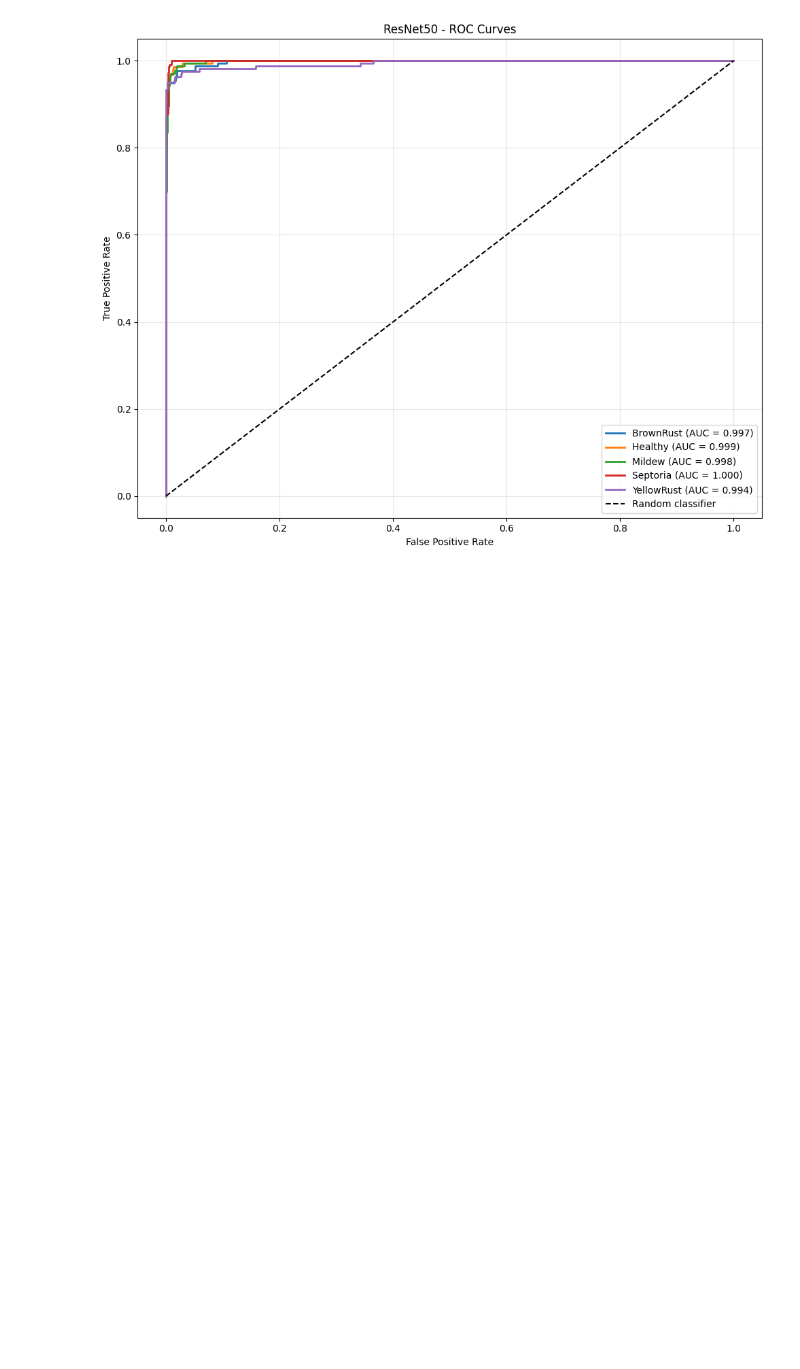
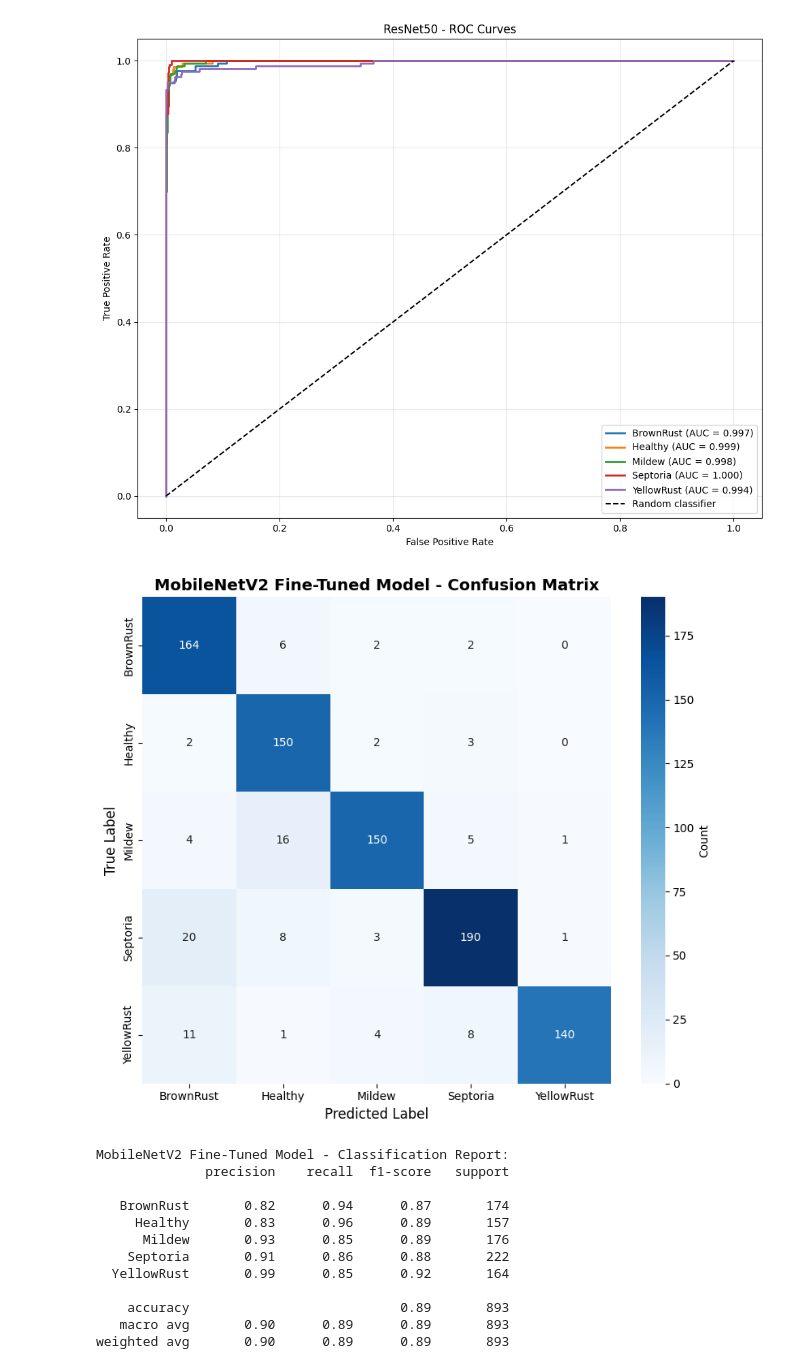
Before and after one commit to Nabin2022/wheat-disease, a Jupyter notebook: test.ipynb, the cells around one changed output. Saved outputs shown, nothing was run; the diff lists cells and outputs as text; code cells hidden in the pictures; blank space fills up the shorter version.

```diff
--- a/test.ipynb
+++ b/test.ipynb
@@ -1081,3 +1145,50 @@ plt.tight_layout()
 plt.show()
 # %% [output]
 [figure]
+# %%
+# MobileNetV2 Fine-Tuned Model - Confusion Matrix
+# This evaluates the best checkpoint saved during the fine-tuning stage.
+mobilenet_fine_tuned_path = ARTIFACTS_DIR / 'MobileNetV2_best.keras'
+if not mobilenet_fine_tuned_path.exists():
+    raise FileNotFoundError(
+        f'Fine-tuned MobileNetV2 checkpoint not found: {mobilenet_fine_tuned_path}. Run fine-tuning first.'
+    )
+
+mobilenet_fine_tuned_model = tf.keras.models.load_model(mobilenet_fine_tuned_path)
+y_prob_mobilenet_finetuned = mobilenet_fine_tuned_model.predict(test_ds, verbose=0)
+y_pred_mobilenet_finetuned = np.argmax(y_prob_mobilenet_finetuned, axis=1)
+y_true_mobilenet_finetuned = np.asarray(test_labels)
+
+cm_mobilenet_finetuned = confusion_matrix(
+    y_true_mobilenet_finetuned, y_pred_mobilenet_finetuned
+)
+plt.figure(figsize=(8, 7))
+sns.heatmap(
+    cm_mobilenet_finetuned, annot=True, fmt='d', cmap='Blues',
+    xticklabels=class_names, yticklabels=class_names, cbar_kws={'label': 'Count'}
+)
+plt.xlabel('Predicted Label', fontsize=12)
+plt.ylabel('True Label', fontsize=12)
+plt.title('MobileNetV2 Fine-Tuned Model - Confusion Matrix', fontsize=14, fontweight='bold')
+plt.tight_layout()
+plt.show()
+
+print('MobileNetV2 Fine-Tuned Model - Classification Report:')
+print(classification_report(
+    y_true_mobilenet_finetuned, y_pred_mobilenet_finetuned,
+    target_names=class_names, zero_division=0
+))
+# %% [output]
+[figure, added]
+MobileNetV2 Fine-Tuned Model - Classification Report:
+              precision    recall  f1-score   support
+
+   BrownRust       0.82      0.94      0.87       174
+     Healthy       0.83      0.96      0.89       157
+      Mildew       0.93      0.85      0.89       176
+    Septoria       0.91      0.86      0.88       222
+  YellowRust       0.99      0.85      0.92       164
+
+    accuracy                           0.89       893
+   macro avg       0.90      0.89      0.89       893
+weighted avg       0.90      0.89      0.89       893
```
Also changed, not shown: parts of 12 cells of this notebook.
